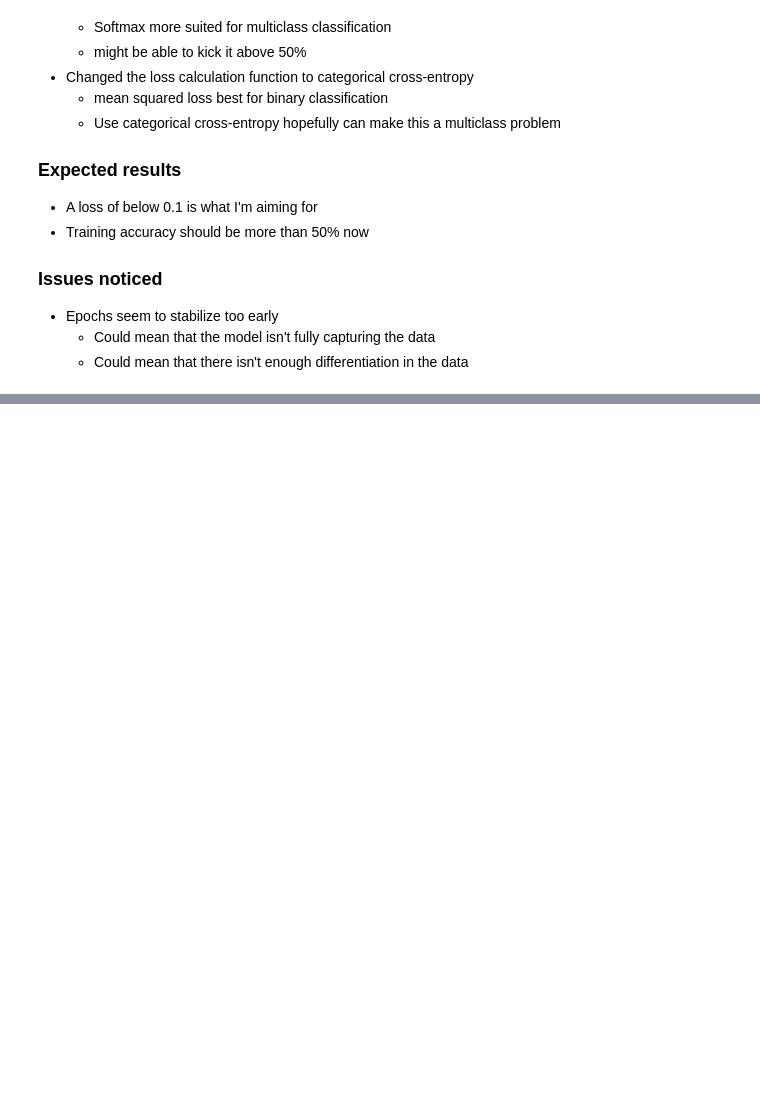
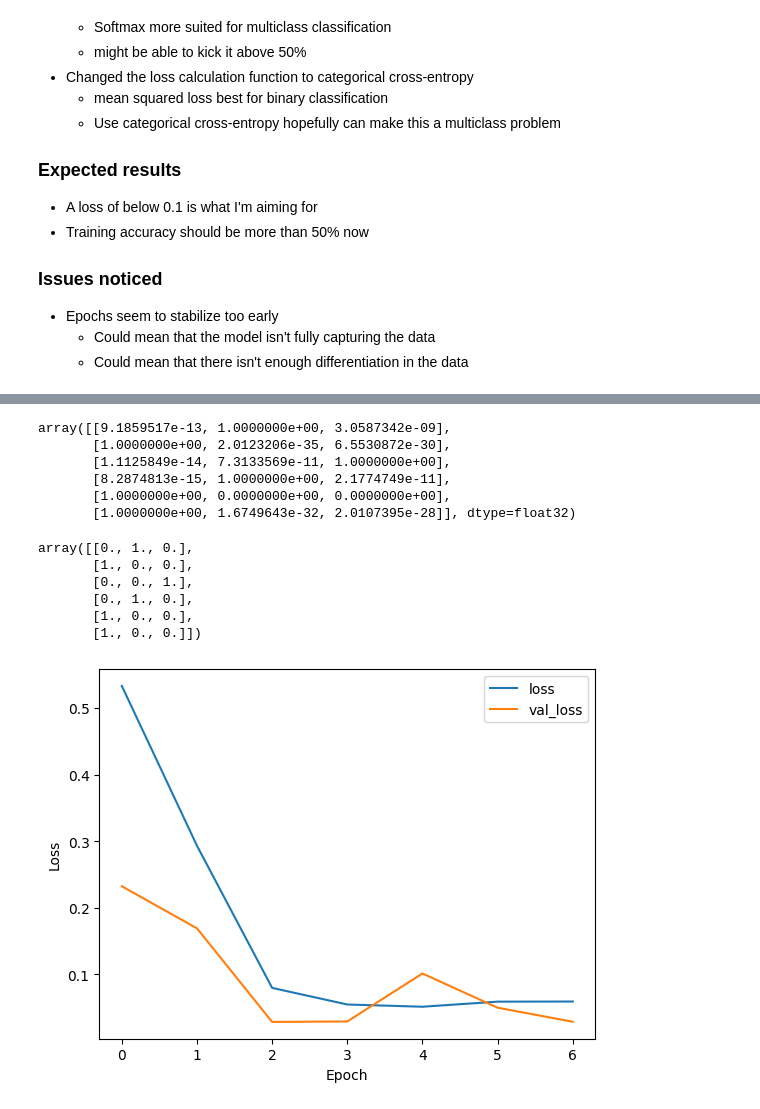
Before and after one commit to Riddy21/EEG_Model_Training, a Jupyter notebook: EEG_Binary_Classification_CNN-RNN_Trial-1.ipynb, the cells around one changed output, grey strips where cells are left out. Saved outputs shown, nothing was run; the diff lists cells and outputs as text; code cells hidden in the pictures; blank space fills up the shorter version.

Commit message:
saving trial 1 results

```diff
--- a/EEG_Binary_Classification_CNN-RNN_Trial-1.ipynb
+++ b/EEG_Binary_Classification_CNN-RNN_Trial-1.ipynb
@@ -205,7 +205,7 @@ X, t = shuffle(X, t, random_state=SEED)
 
 # Split the data into training and validation
 # Lets try 10% test data for now
-train_test_ratio = 0.1
+train_test_ratio = 0.10
 
 X_test, X_train = np.split(X, [int(len(X)*train_test_ratio)])
 t_test, t_train = np.split(t, [int(len(t)*train_test_ratio)])
@@ -522,0 +615,7 @@ plt.plot(results.history['val_loss'])
+# %%
+stdout = sys.stdout
+f = open("attempt5.txt", 'w')
+sys.stdout = f
+results = model.fit(X_train, t_train, validation_split=0.1, batch_size=5, epochs=7)
+sys.stdout = stdout
+f.close()
@@ -522,0 +652,18 @@ plt.plot(results.history['val_loss'])
+# %%
+model.predict(X_test[204:210])
+# %% [output]
+array([[9.1859517e-13, 1.0000000e+00, 3.0587342e-09],
+       [1.0000000e+00, 2.0123206e-35, 6.5530872e-30],
+       [1.1125849e-14, 7.3133569e-11, 1.0000000e+00],
+       [8.2874813e-15, 1.0000000e+00, 2.1774749e-11],
+       [1.0000000e+00, 0.0000000e+00, 0.0000000e+00],
+       [1.0000000e+00, 1.6749643e-32, 2.0107395e-28]], dtype=float32)
+# %%
+t_test[204:210]
+# %% [output]
+array([[0., 1., 0.],
+       [1., 0., 0.],
+       [0., 0., 1.],
+       [0., 1., 0.],
+       [1., 0., 0.],
+       [1., 0., 0.]])
@@ -522,0 +673,9 @@ plt.plot(results.history['val_loss'])
+# %%
+plt.plot(results.history['loss'])
+plt.plot(results.history['val_loss'])
+plt.legend(('loss', 'val_loss'))
+plt.xlabel("Epoch")
+plt.ylabel("Loss")
+plt.savefig('attempt5_loss.png')
+# %% [output]
+[figure, added]
```
Also changed, not shown: parts of 52 cells of this notebook, 4 other files.
